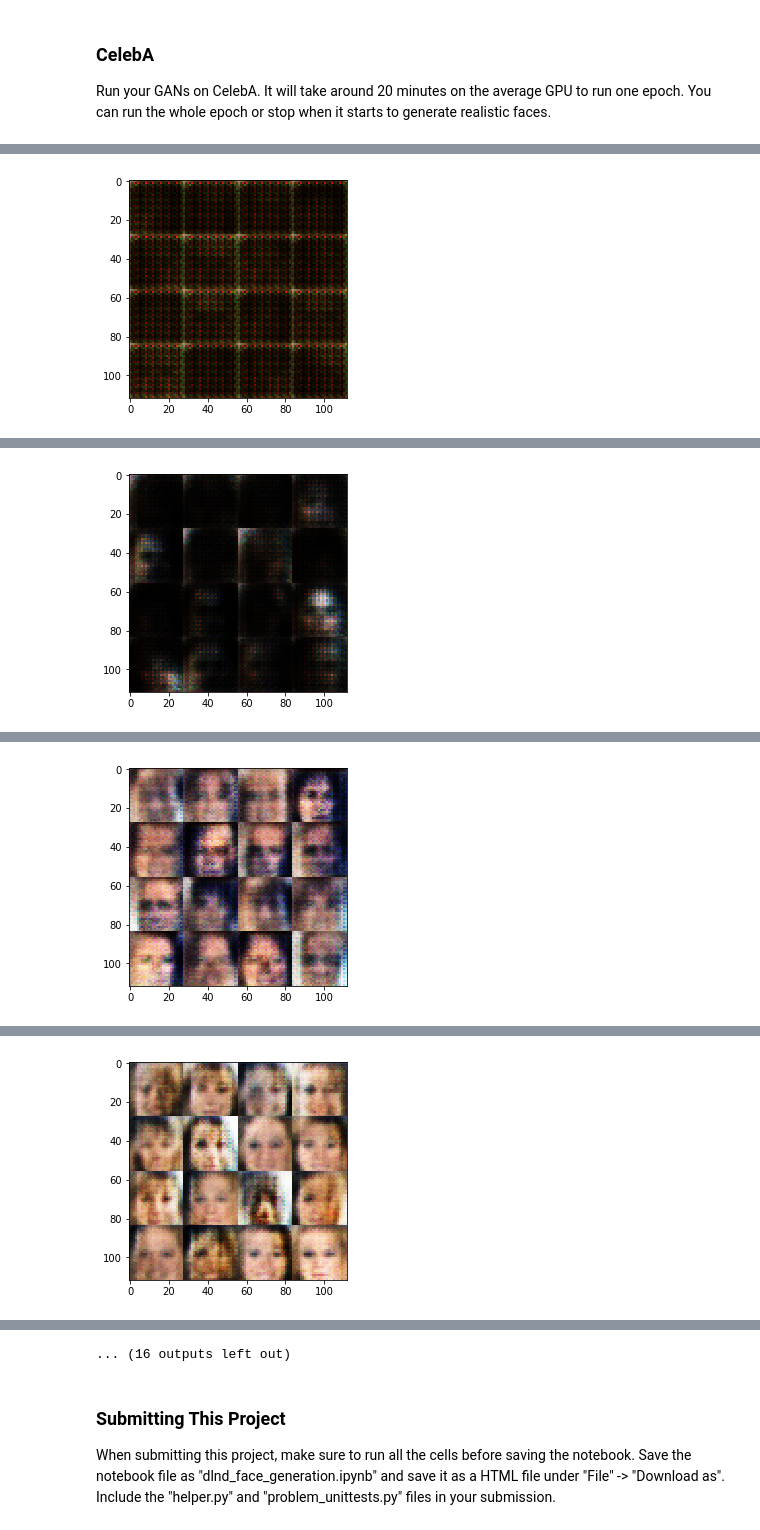
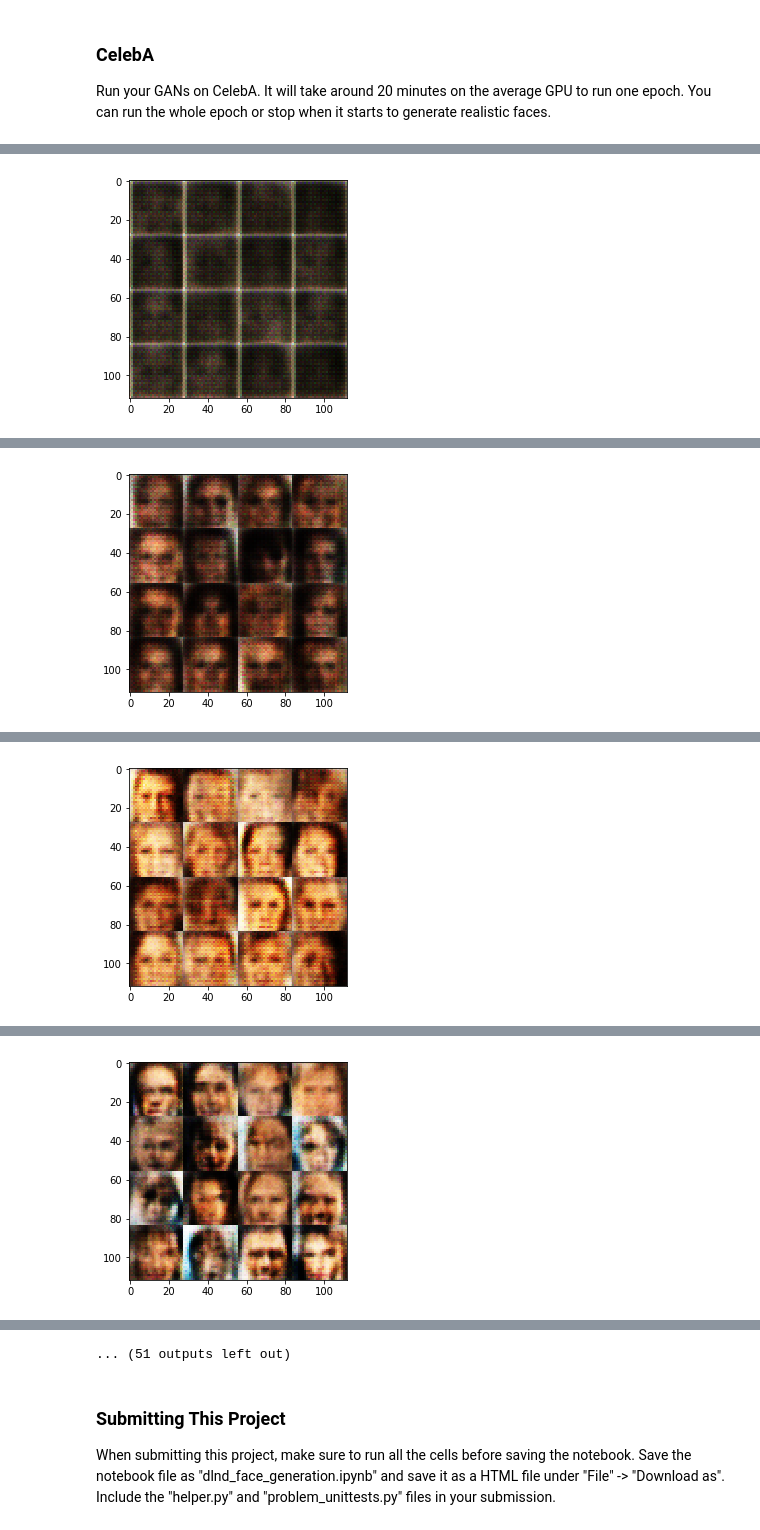
Before and after one commit to rsemenov/gan-faces-generator, a Jupyter notebook: dlnd_face_generation.ipynb, the cells around one changed output, grey strips where cells are left out. Saved outputs shown, nothing was run; the diff lists cells and outputs as text; code cells hidden in the pictures.

```diff
--- a/dlnd_face_generation.ipynb
+++ b/dlnd_face_generation.ipynb
@@ -405,7 +530,7 @@ KeyboardInterrupt:
 ### CelebA
 Run your GANs on CelebA.  It will take around 20 minutes on the average GPU to run one epoch.  You can run the whole epoch or stop when it starts to generate realistic faces.
 # %%
-batch_size = 128
+batch_size = 64
 z_dim = 100
 learning_rate = 0.0002
 beta1 = 0.5
@@ -444 +569 @@ Epoch 1/1... Discriminator Loss: 1.0589... Generator Loss: 1.0324
-[figure, old version]
+[figure, new version]
@@ -465 +590 @@ Epoch 1/1... Discriminator Loss: 1.0812... Generator Loss: 0.9885
-[figure, old version]
+[figure, new version]
@@ -486 +611 @@ Epoch 1/1... Discriminator Loss: 1.0133... Generator Loss: 1.4672
-[figure, old version]
+[figure, new version]
@@ -507 +632 @@ Epoch 1/1... Discriminator Loss: 1.4947... Generator Loss: 0.6268
-[figure, old version]
+[figure, new version]
@@ -550,4 +675,4 @@ Epoch 1/1... Discriminator Loss: 1.5537... Generator Loss: 0.4957
-... (16 outputs left out)
+... (51 outputs left out)
 # %% [markdown]
 ### Submitting This Project
 When submitting this project, make sure to run all the cells before saving the notebook. Save the notebook file as "dlnd_face_generation.ipynb" and save it as a HTML file under "File" -> "Download as". Include the "helper.py" and "problem_unittests.py" files in your submission.
```
Also changed, not shown: parts of 6 cells of this notebook.
